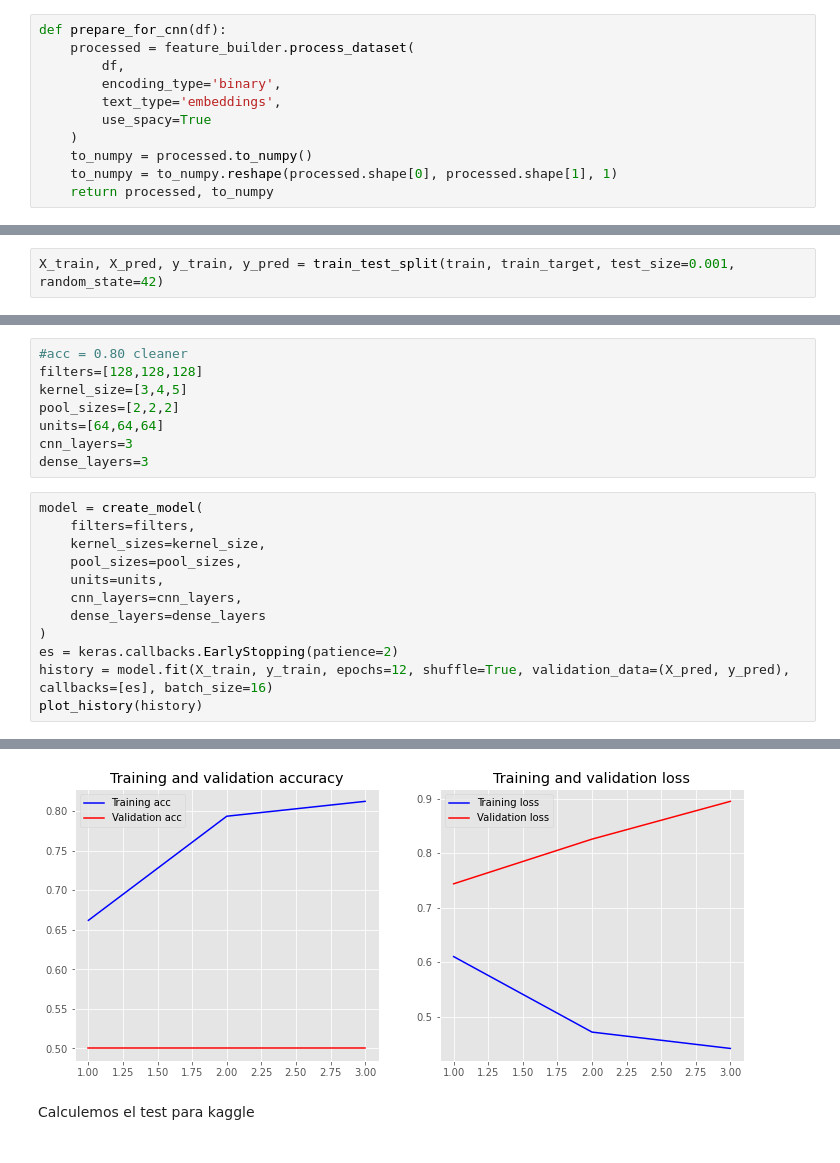
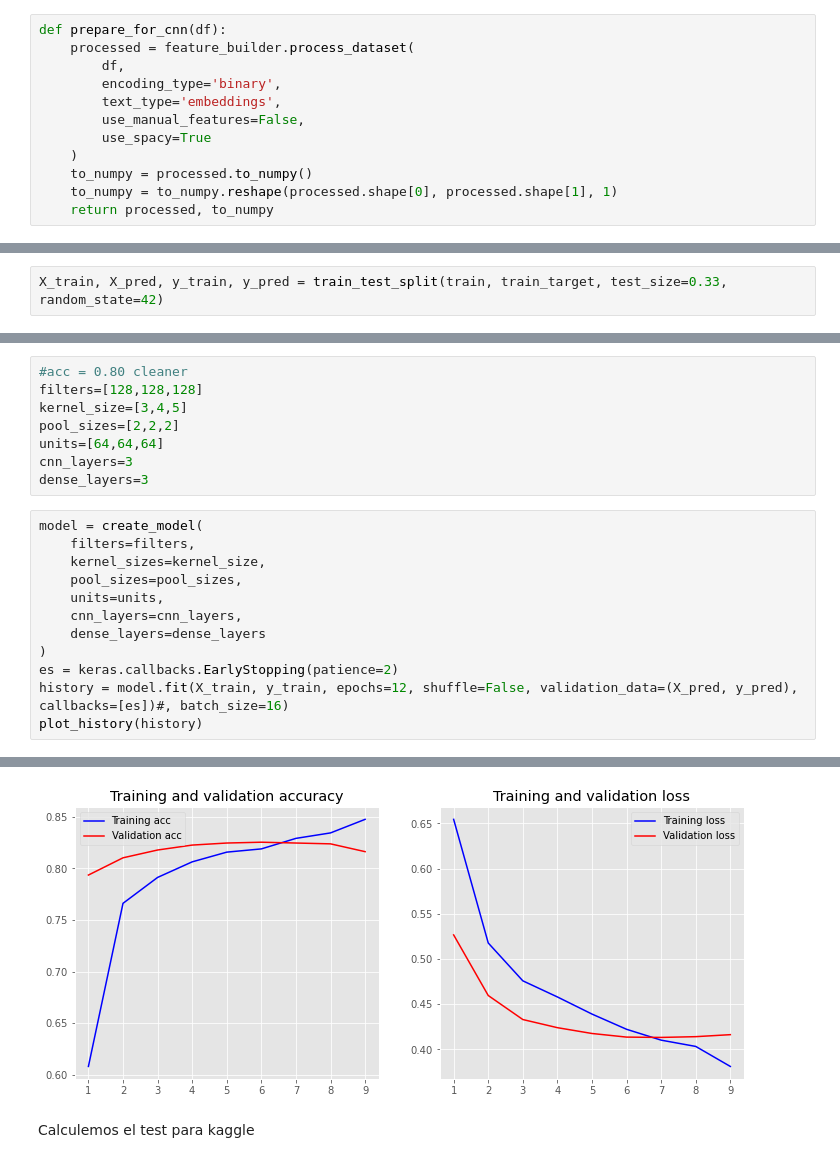
Before and after one commit to maxilevi/tp2-datos, a Jupyter notebook: cnn.ipynb, the cells around one changed output, grey strips where cells are left out. Drawn from its saved outputs; the diff is of its cells as text.

```diff
--- a/cnn.ipynb
+++ b/cnn.ipynb
@@ -23,6 +23,7 @@ def prepare_for_cnn(df):
         df,
         encoding_type='binary',
         text_type='embeddings',
+        use_manual_features=False,
         use_spacy=True
     )
     to_numpy = processed.to_numpy()
@@ -55,5 +58,5 @@ processed
 # %%
-X_train, X_pred, y_train, y_pred = train_test_split(train, train_target, test_size=0.001, random_state=42)
+X_train, X_pred, y_train, y_pred = train_test_split(train, train_target, test_size=0.33, random_state=42)
 # %%
 X_train.shape
 # %% [output]
@@ -122,7 +125,7 @@ model = create_model(
     dense_layers=dense_layers
 )
 es = keras.callbacks.EarlyStopping(patience=2)
-history = model.fit(X_train, y_train, epochs=12, shuffle=True, validation_data=(X_pred, y_pred), callbacks=[es], batch_size=16)
+history = model.fit(X_train, y_train, epochs=12, shuffle=False, validation_data=(X_pred, y_pred), callbacks=[es])#, batch_size=16)
 plot_history(history)
 # %% [output]
 Epoch 1/12
@@ -134,4 +149,4 @@ Epoch 3/12
-[figure, old version]
+[figure, new version]
 # %% [markdown]
 Calculemos el test para kaggle
 # %%
```
Also changed, not shown: parts of 6 cells of this notebook.
